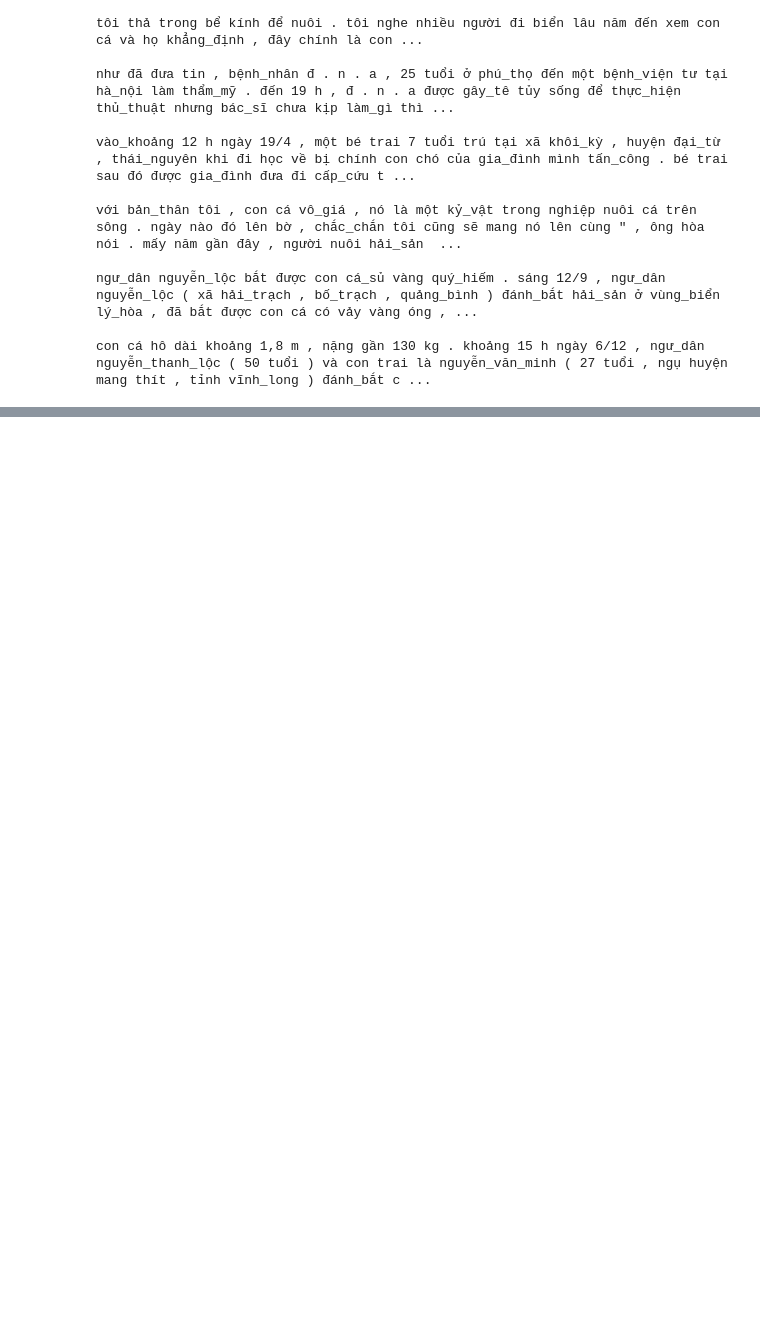
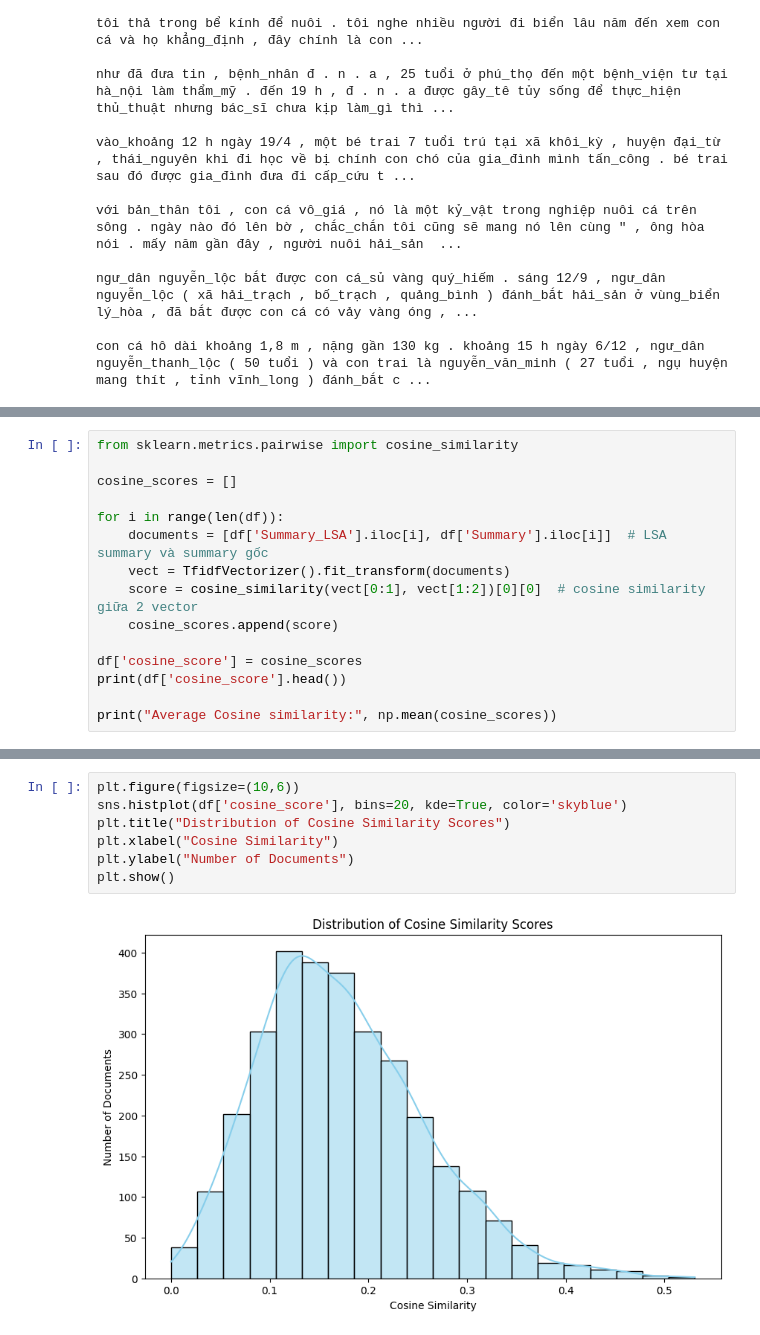
Before and after one commit to phamnghia57/AI-model, a Jupyter notebook: active/code/lsa.ipynb, the cells around one changed output, grey strips where cells are left out. Cells and saved outputs as stored; diff of their text form; blank space fills up the shorter version.

Commit message:
add cosine_scores

```diff
--- a/active/code/lsa.ipynb
+++ b/active/code/lsa.ipynb
@@ -364,0 +365,15 @@ TEST
+# %%
+from sklearn.metrics.pairwise import cosine_similarity
+
+cosine_scores = []
+
+for i in range(len(df)):
+    documents = [df['Summary_LSA'].iloc[i], df['Summary'].iloc[i]]  # LSA summary và summary gốc
+    vect = TfidfVectorizer().fit_transform(documents)
+    score = cosine_similarity(vect[0:1], vect[1:2])[0][0]  # cosine similarity giữa 2 vector
+    cosine_scores.append(score)
+
+df['cosine_score'] = cosine_scores
+print(df['cosine_score'].head())
+
+print("Average Cosine similarity:", np.mean(cosine_scores))
@@ -364,0 +398,9 @@ TEST
+# %%
+plt.figure(figsize=(10,6))
+sns.histplot(df['cosine_score'], bins=20, kde=True, color='skyblue')
+plt.title("Distribution of Cosine Similarity Scores")
+plt.xlabel("Cosine Similarity")
+plt.ylabel("Number of Documents")
+plt.show()
+# %% [output]
+[figure, added]
```
Also changed, not shown: parts of 24 cells of this notebook, 9 other files.
